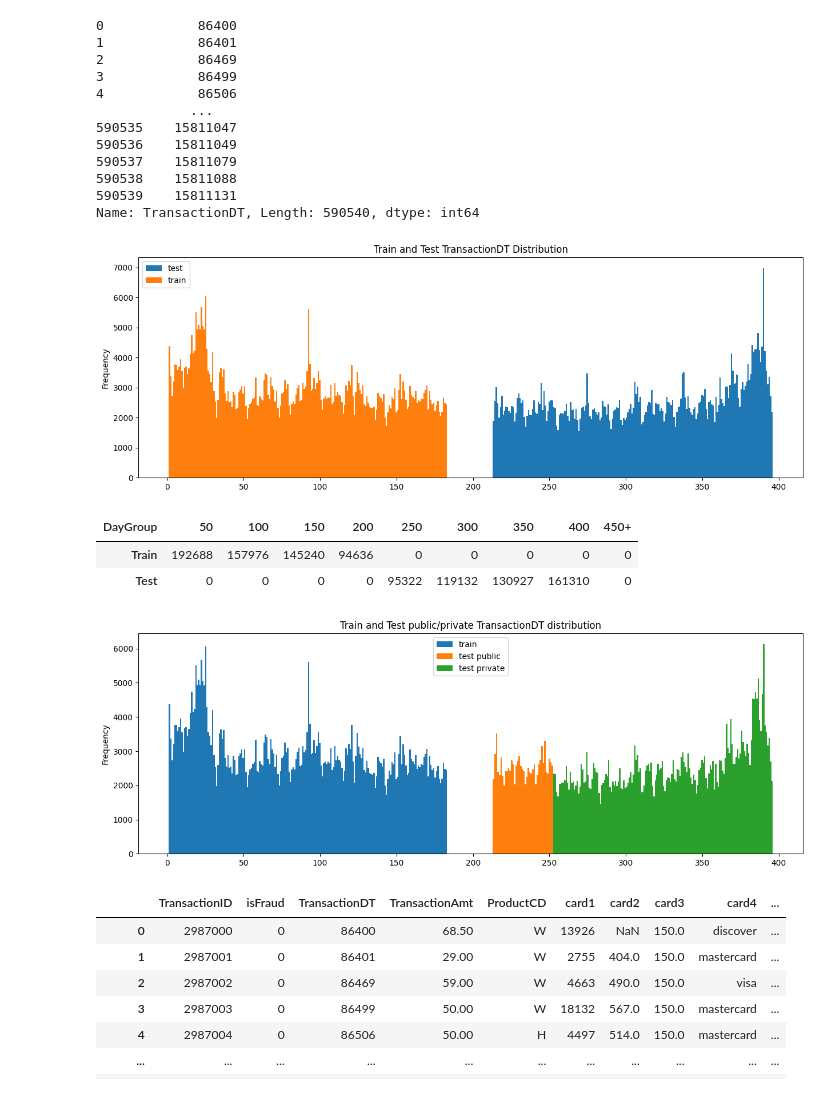
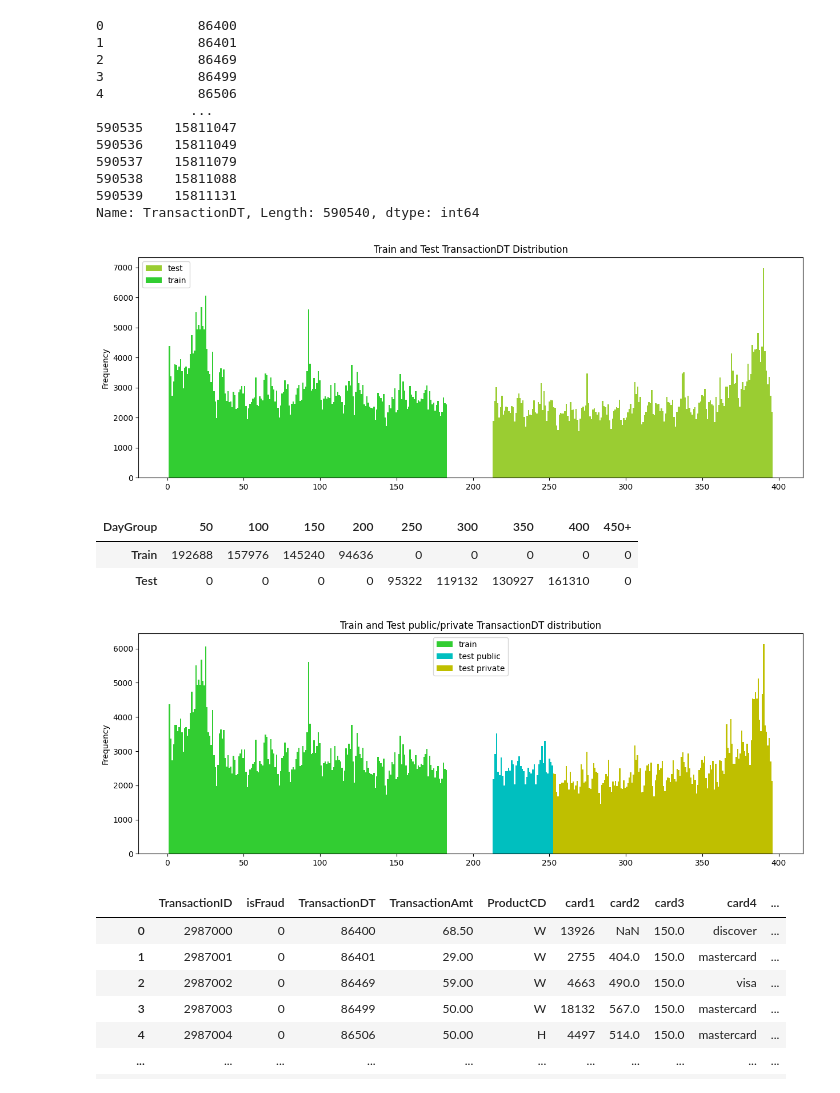
Before and after one commit to tranthikyphuong/IEEE-CIS-Fraud-Detection-Project, a Jupyter notebook: ieee-cis-fraud-detection.ipynb, the cells around one changed output. Saved outputs shown, nothing was run; the diff lists cells and outputs as text; code cells hidden in the pictures.

```diff
--- a/ieee-cis-fraud-detection.ipynb
+++ b/ieee-cis-fraud-detection.ipynb
@@ -123,8 +123,8 @@ train_transaction['TransactionDay'] = train_transaction['TransactionDT'] / 86400
 test_transaction['TransactionDay'] = test_transaction['TransactionDT'] / 86400
 
 test_transaction['TransactionDay'].plot(kind='hist', figsize=(15,5), label='test',
-                         bins=200, title='Train and Test TransactionDT Distribution')
-train_transaction['TransactionDay'].plot(kind='hist',label='train',bins=200)
+                         bins=200,color = 'yellowgreen', title='Train and Test TransactionDT Distribution')
+train_transaction['TransactionDay'].plot(kind='hist',label='train',bins=200, color ='limegreen')
 plt.legend()
 plt.show()
 
@@ -155,20 +155,20 @@ summary = pd.DataFrame({
 
 summary.T
 # %% [output]
-[figure, old version]
+[figure, new version]
 | DayGroup | 50 | 100 | 150 | 200 | 250 | 300 | 350 | 400 | 450+ |
 | Train | 192688 | 157976 | 145240 | 94636 | 0 | 0 | 0 | 0 | 0 |
 | Test | 0 | 0 | 0 | 0 | 95322 | 119132 | 130927 | 161310 | 0 |
 # %%
 train_transaction['TransactionDay'].plot(kind='hist', figsize=(15, 5), label='train',
-                         bins=200, title='Train and Test public/private TransactionDT distribution')
+                         bins=200,color = 'limegreen', title='Train and Test public/private TransactionDT distribution')
 n_public = int(test_transaction.shape[0] * 0.2) #20% of the test data is public
-test_transaction.loc[:n_public, 'TransactionDay'].plot(kind='hist', label='test public', bins=40)
-test_transaction.loc[n_public:, 'TransactionDay'].plot(kind='hist', label='test private', bins=160)
+test_transaction.loc[:n_public, 'TransactionDay'].plot(kind='hist', label='test public', bins=40, color = 'c')
+test_transaction.loc[n_public:, 'TransactionDay'].plot(kind='hist', label='test private', bins=160, color = 'y')
 plt.legend()
 plt.show()
 # %% [output]
-[figure, old version]
+[figure, new version]
 # %%
 included_cold = list(train_identity.columns)
 # print(included_cold)
```
Also changed, not shown: parts of 4 cells of this notebook.
